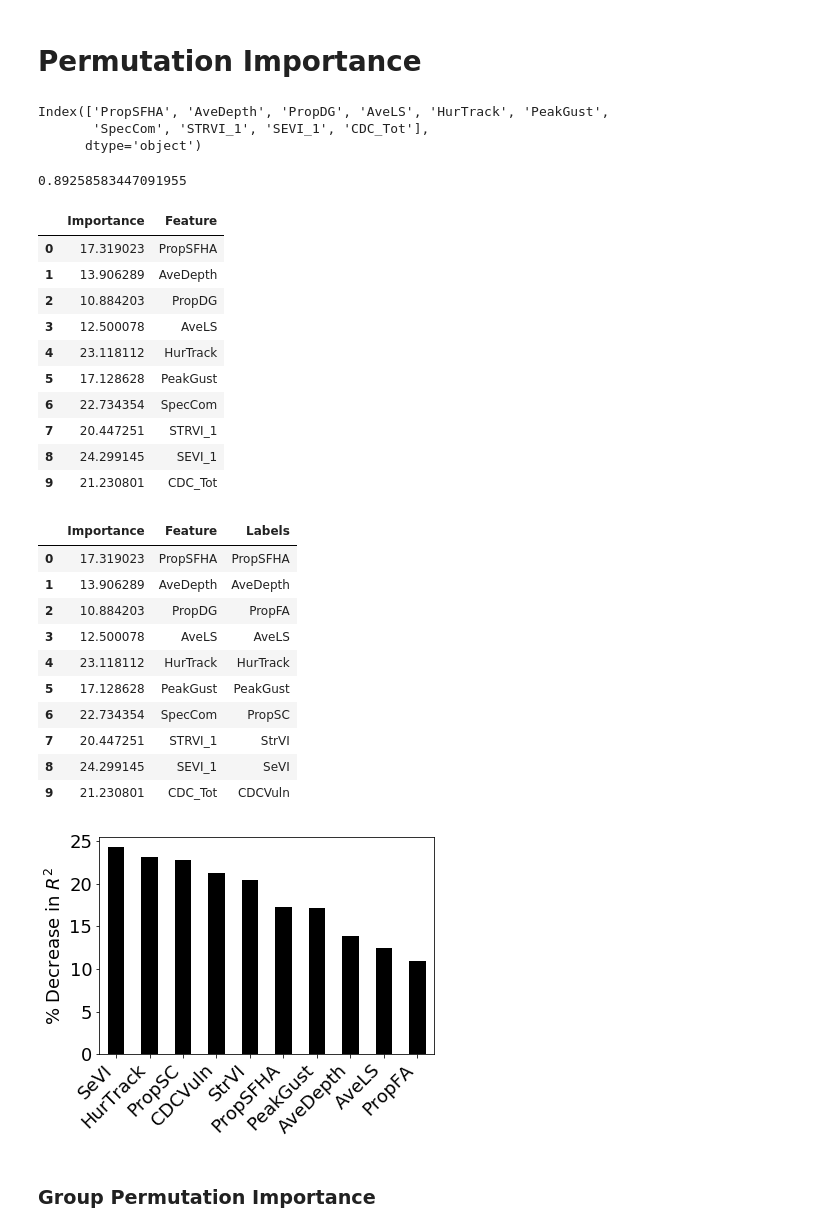
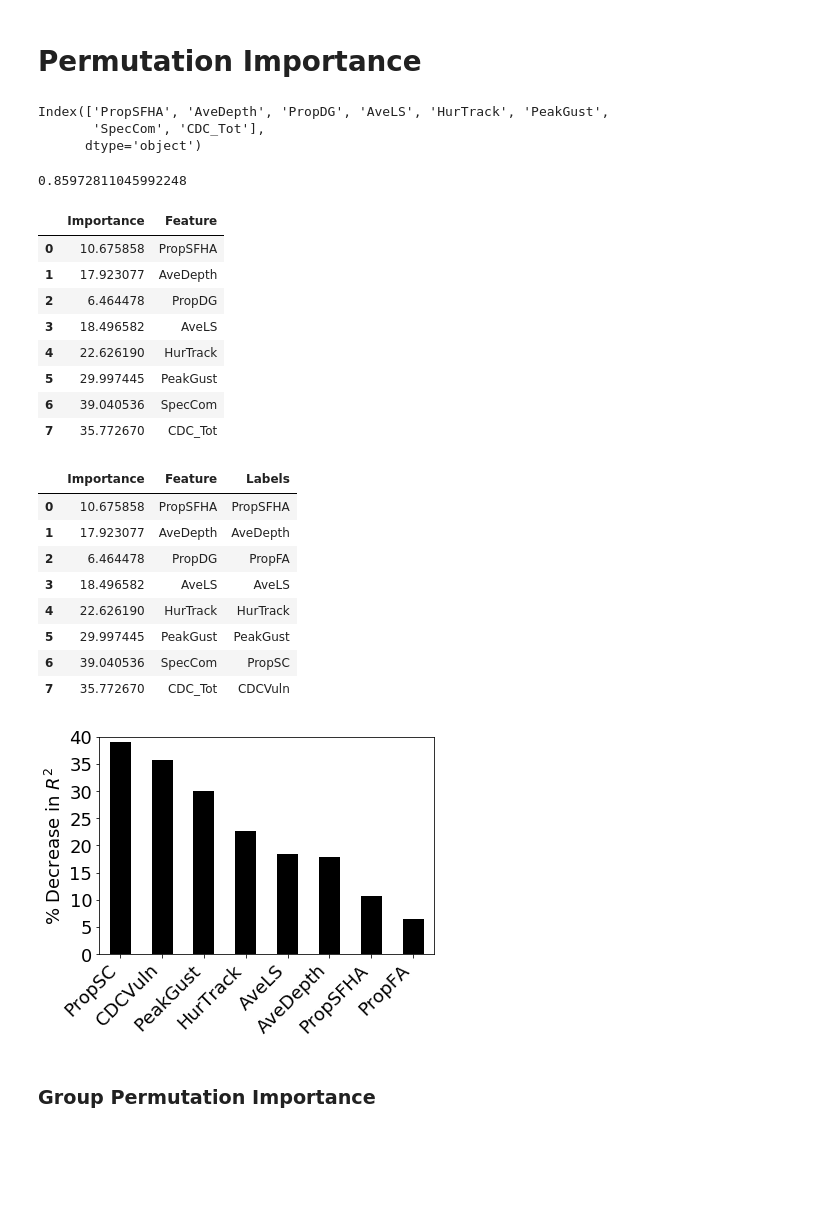
Before and after one commit to l-szczyrba/PR_Maria_RandomForest, a Jupyter notebook: GradientBoosting_6.ipynb, the cells around one changed output. Cells and saved outputs as stored; diff of their text form; code cells hidden in the pictures; blank space fills up the shorter version.

```diff
--- a/GradientBoosting_6.ipynb
+++ b/GradientBoosting_6.ipynb
@@ -176,9 +176,9 @@ def new_index(df_master, train_set, test_set, Target, feature_list):
 
     return train_set, test_set
 # %%
-Target = 'R_I_NO0'
+Target = 'R_IND'
 feature_list = ['PropSFHA_y', 'AveDepth_y', 'PropDG_y', 'AveLS_y', 'HurTrack_y',
-               'PeakGust_y', 'SpecCom_y', 'STRVI_1_y', 'SEVI_1_y','CDC_Tot_y']
+               'PeakGust_y', 'SpecCom_y','CDC_Tot_y']
 
 
 train_set, test_set = new_index(df_master, train_set, test_set, Target, feature_list)
@@ -214,10 +214,10 @@ train_set, test_set = new_index(df_master, train_set, test_set, Target, feature_
 # %% [markdown]
 ### Partition Data
 # %%
-target_str = 'R_I_NO0'
+target_str = 'R_IND'
 y_train, x_train = partition_data(train_set, target_str)
 
-target_str = 'R_I_NO0'
+target_str = 'R_IND'
 y_test, x_test = partition_data(test_set, target_str)
 # %%
 y_test.describe()
@@ -1193,12 +1190,12 @@ plot_importance(df_gini_importances)
 x_train.columns
 # %% [output]
 Index(['PropSFHA', 'AveDepth', 'PropDG', 'AveLS', 'HurTrack', 'PeakGust',
-       'SpecCom', 'STRVI_1', 'SEVI_1', 'CDC_Tot'],
+       'SpecCom', 'CDC_Tot'],
       dtype='object')
 # %%
-OPT2.score(x_train,y_train)
+IDEAL3B.score(x_train,y_train)
 # %% [output]
-0.89258583447091955
+0.85972811045992248
 # %%
 def calc_permutation_imp(model,x,y, features):
     baseline = model.score(x,y)
@@ -1217,60 +1214,57 @@ def calc_permutation_imp(model,x,y, features):
 
     return Results
 # %%
+# features = ['PropSFHA', 'AveDepth', 'PropDG', 'AveLS', 'HurTrack',
+#        'PeakGust', 'SpecCom', 'STRVI_1', 'SEVI_1', 'CDC_Tot']
 features = ['PropSFHA', 'AveDepth', 'PropDG', 'AveLS', 'HurTrack',
-       'PeakGust', 'SpecCom', 'STRVI_1', 'SEVI_1', 'CDC_Tot']
-# features = ['PropSFHA', 'AveDepth', 'PropDG', 'AveLS', 'HurTrack',
-#        'PeakGust', 'SpecCom',  'CDC_Tot']
-df_perm_imp = calc_permutation_imp(OPT2,x_train,y_train, features)
+       'PeakGust', 'SpecCom',  'CDC_Tot']
+df_perm_imp = calc_permutation_imp(IDEAL3B,x_train,y_train, features)
 # %%
 #df_perm_imp.Importance.sum()
 # %%
 df_perm_imp
 # %% [output]
 |  | Importance | Feature |
-| 0 | 17.319023 | PropSFHA |
-| 1 | 13.906289 | AveDepth |
-| 2 | 10.884203 | PropDG |
-| 3 | 12.500078 | AveLS |
-| 4 | 23.118112 | HurTrack |
-| 5 | 17.128628 | PeakGust |
-| 6 | 22.734354 | SpecCom |
-| 7 | 20.447251 | STRVI_1 |
-| 8 | 24.299145 | SEVI_1 |
-| 9 | 21.230801 | CDC_Tot |
+| 0 | 10.675858 | PropSFHA |
+| 1 | 17.923077 | AveDepth |
+| 2 | 6.464478 | PropDG |
+| 3 | 18.496582 | AveLS |
+| 4 | 22.626190 | HurTrack |
+| 5 | 29.997445 | PeakGust |
+| 6 | 39.040536 | SpecCom |
+| 7 | 35.772670 | CDC_Tot |
 # %%
-df_perm_imp['Labels'] = ['PropSFHA', 'AveDepth', 'PropFA', 'AveLS', 'HurTrack', 'PeakGust', 'PropSC', 'StrVI', 'SeVI', 'CDCVuln']
-#df_perm_imp['Labels'] = ['PropSFHA', 'AveDepth', 'PropFA', 'AveLS', 'HurTrack', 'PeakGust', 'PropSC','CDCVuln']
+#df_perm_imp['Labels'] = ['PropSFHA', 'AveDepth', 'PropFA', 'AveLS', 'HurTrack', 'PeakGust', 'PropSC', 'StrVI', 'SeVI', 'CDCVuln']
+df_perm_imp['Labels'] = ['PropSFHA', 'AveDepth', 'PropFA', 'AveLS', 'HurTrack', 'PeakGust', 'PropSC','CDCVuln']
 # %%
 df_perm_imp
 # %% [output]
 |  | Importance | Feature | Labels |
-| 0 | 17.319023 | PropSFHA | PropSFHA |
-| 1 | 13.906289 | AveDepth | AveDepth |
-| 2 | 10.884203 | PropDG | PropFA |
-| 3 | 12.500078 | AveLS | AveLS |
-| 4 | 23.118112 | HurTrack | HurTrack |
-| 5 | 17.128628 | PeakGust | PeakGust |
-| 6 | 22.734354 | SpecCom | PropSC |
-| 7 | 20.447251 | STRVI_1 | StrVI |
-| 8 | 24.299145 | SEVI_1 | SeVI |
-| 9 | 21.230801 | CDC_Tot | CDCVuln |
+| 0 | 10.675858 | PropSFHA | PropSFHA |
+| 1 | 17.923077 | AveDepth | AveDepth |
+| 2 | 6.464478 | PropDG | PropFA |
+| 3 | 18.496582 | AveLS | AveLS |
+| 4 | 22.626190 | HurTrack | HurTrack |
+| 5 | 29.997445 | PeakGust | PeakGust |
+| 6 | 39.040536 | SpecCom | PropSC |
+| 7 | 35.772670 | CDC_Tot | CDCVuln |
 # %%
 #df_perm_imp.to_excel("RF_DI3__Perm_FI.xlsx")
 # %%
 df_perm_imp.sort_values('Importance', ascending=False).plot.bar('Labels',
                                                                             'Importance',
                                                                             color='black',
                                                                             legend = False, zorder=3)
 plt.title("", fontsize = 25)
 plt.ylabel('% Decrease in ' + r'$R^2$', fontsize = 18)
 plt.xlabel('')
 plt.xticks(fontsize = 18, rotation = 45, ha='right')
 plt.yticks(fontsize = 18)
+plt.ylim(0,40)
 #plt.grid(True)
-#plt.savefig('RF_DI3_Perm_FI_BW.tif', dpi=600, bbox_inches = "tight")
+plt.savefig('SGBT_DI2_Perm_FI_NOSOVISTRVI.pdf', dpi=600, bbox_inches = "tight")
 # %% [output]
-[figure, old version]
+[figure, new version]
 # %%
 # ## Y LABLEL SHOULD BE Percent DECREASE IN R^2
 # plot_importance(df_perm_imp)
```
Also changed, not shown: parts of 21 cells of this notebook, 4 other files.
